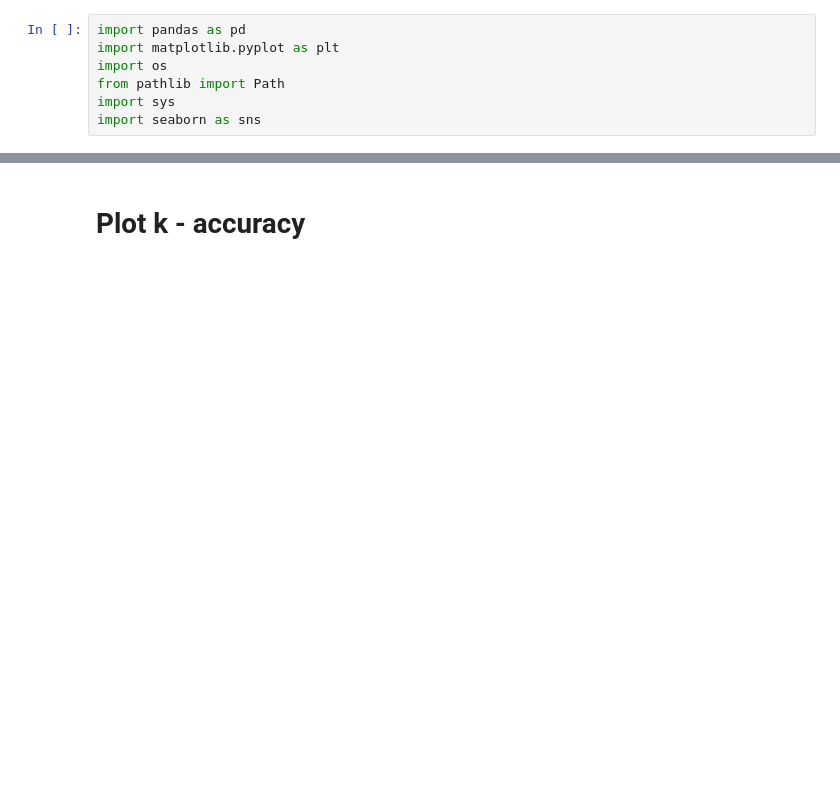
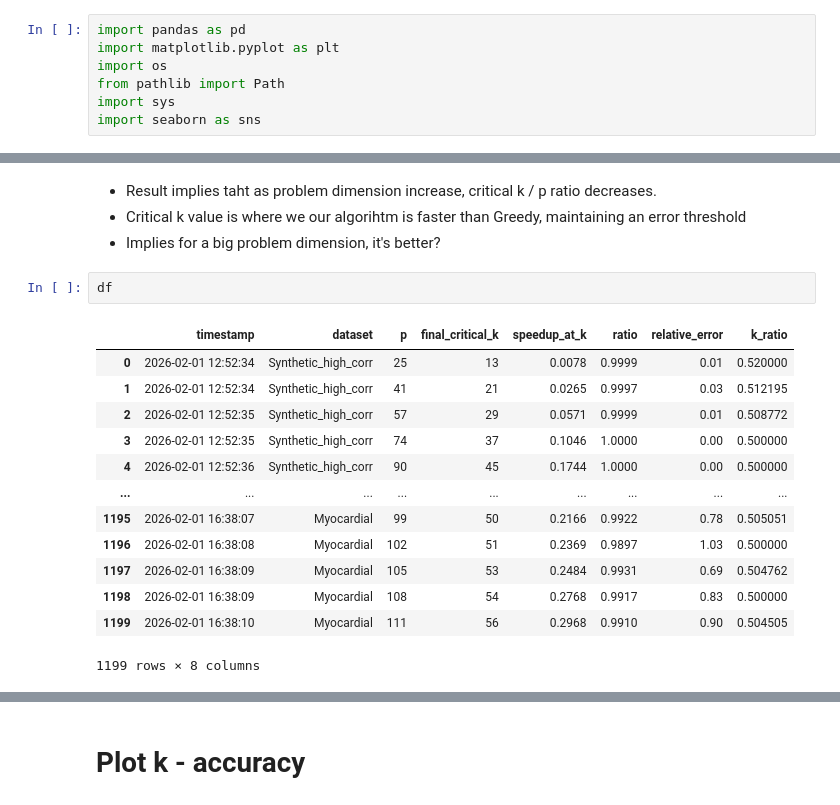
Before and after one commit to SnowHana/gridfw, a Jupyter notebook: scripts/plot_k.ipynb, the cells around one changed output, grey strips where cells are left out. Saved outputs shown, nothing was run; the diff lists cells and outputs as text; blank space fills up the shorter version.

```diff
--- a/scripts/plot_k.ipynb
+++ b/scripts/plot_k.ipynb
@@ -168,0 +138,20 @@ plt.show()
+# %% [markdown]
+- Result implies taht as problem dimension increase, critical k / p ratio decreases.
+- Critical k value is where we our algorihtm is faster than Greedy, maintaining an error threshold
+- Implies for a big problem dimension, it's better?
+# %%
+df
+# %% [output]
+|  | timestamp | dataset | p | final_critical_k | speedup_at_k | ratio | relative_error | k_ratio |
+| 0 | 2026-02-01 12:52:34 | Synthetic_high_corr | 25 | 13 | 0.0078 | 0.9999 | 0.01 | 0.520000 |
+| 1 | 2026-02-01 12:52:34 | Synthetic_high_corr | 41 | 21 | 0.0265 | 0.9997 | 0.03 | 0.512195 |
+| 2 | 2026-02-01 12:52:35 | Synthetic_high_corr | 57 | 29 | 0.0571 | 0.9999 | 0.01 | 0.508772 |
+| 3 | 2026-02-01 12:52:35 | Synthetic_high_corr | 74 | 37 | 0.1046 | 1.0000 | 0.00 | 0.500000 |
+| 4 | 2026-02-01 12:52:36 | Synthetic_high_corr | 90 | 45 | 0.1744 | 1.0000 | 0.00 | 0.500000 |
+| ... | ... | ... | ... | ... | ... | ... | ... | ... |
+| 1195 | 2026-02-01 16:38:07 | Myocardial | 99 | 50 | 0.2166 | 0.9922 | 0.78 | 0.505051 |
+| 1196 | 2026-02-01 16:38:08 | Myocardial | 102 | 51 | 0.2369 | 0.9897 | 1.03 | 0.500000 |
+| 1197 | 2026-02-01 16:38:09 | Myocardial | 105 | 53 | 0.2484 | 0.9931 | 0.69 | 0.504762 |
+| 1198 | 2026-02-01 16:38:09 | Myocardial | 108 | 54 | 0.2768 | 0.9917 | 0.83 | 0.500000 |
+| 1199 | 2026-02-01 16:38:10 | Myocardial | 111 | 56 | 0.2968 | 0.9910 | 0.90 | 0.504505 |
+1199 rows × 8 columns
```
Also changed, not shown: parts of 18 cells of this notebook, 9 other files.
